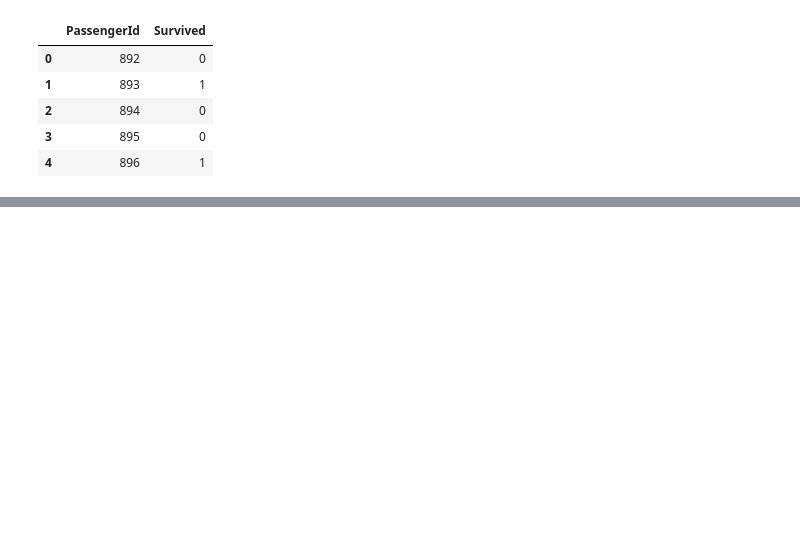
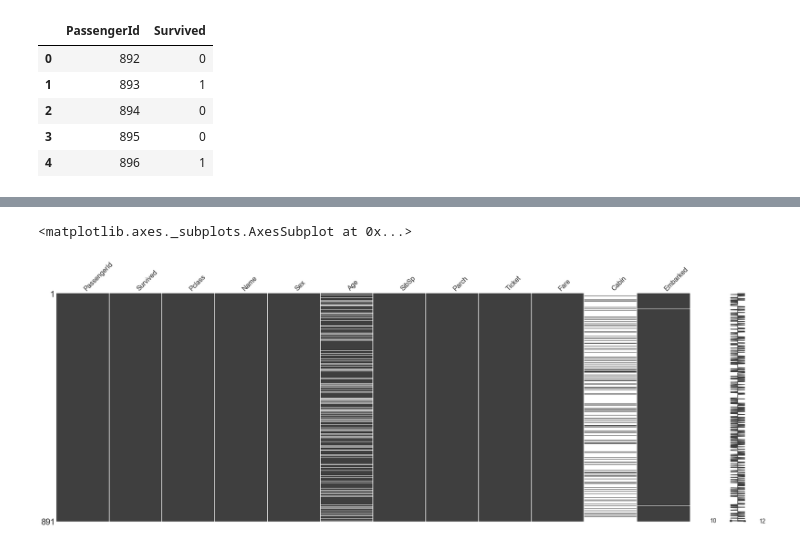
Before and after one commit to mridul2899/summer-analytics-2020, a Jupyter notebook: EDA_Titanic/EDA_Kaggle_Titanic.ipynb, the cells around one changed output, grey strips where cells are left out. Drawn from its saved outputs; the diff is of its cells as text; code cells hidden in the pictures; blank space fills up the shorter version.

```diff
--- a/EDA_Titanic/EDA_Kaggle_Titanic.ipynb
+++ b/EDA_Titanic/EDA_Kaggle_Titanic.ipynb
@@ -87,0 +102,6 @@ gender_submission.head()
+# %%
+# Plot graph of missing values
+missingno.matrix(train, figsize = (30, 10))
+# %% [output]
+<matplotlib.axes._subplots.AxesSubplot at 0x...>
+[figure, added]
```
Also changed, not shown: parts of 20 cells of this notebook, 3 other files.
